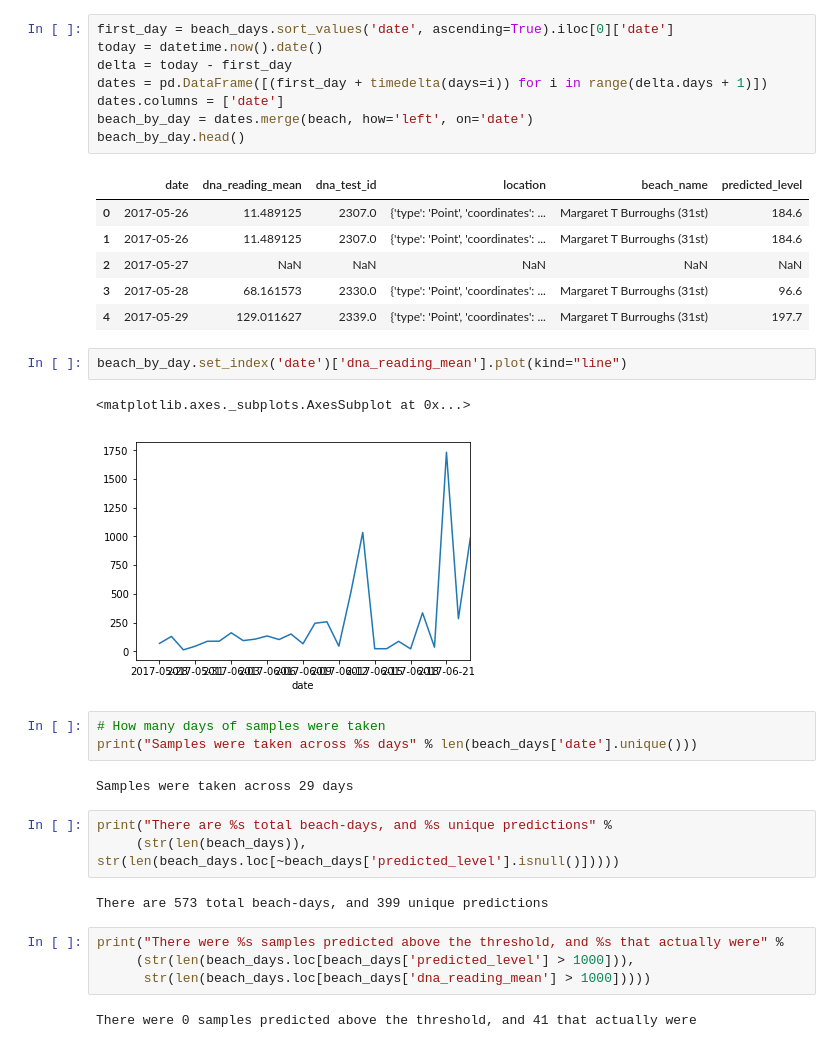
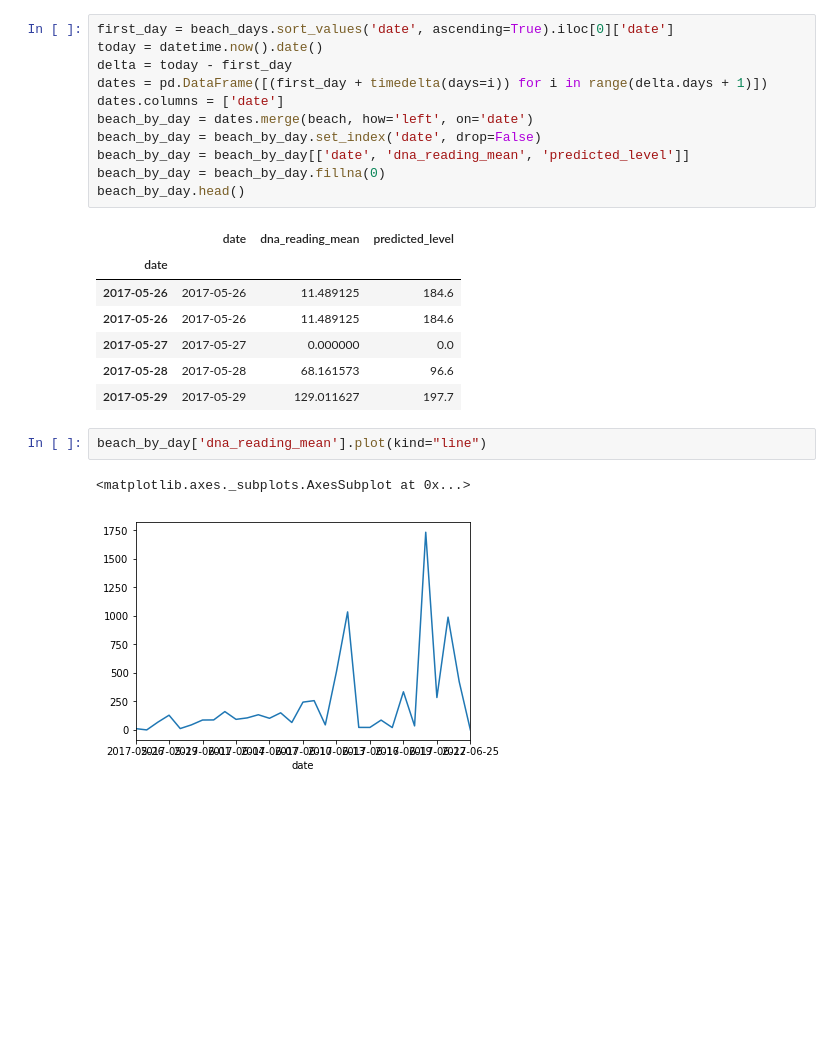
Before and after one commit to sbeslow/chibeachapp, a Jupyter notebook: notebooks/Analyze Single Beaches 2017.ipynb, the cells around one changed output. Cells and saved outputs as stored; diff of their text form; blank space fills up the shorter version.

```diff
--- a/notebooks/Analyze Single Beaches 2017.ipynb
+++ b/notebooks/Analyze Single Beaches 2017.ipynb
@@ -47,32 +51,20 @@ delta = today - first_day
 dates = pd.DataFrame([(first_day + timedelta(days=i)) for i in range(delta.days + 1)])
 dates.columns = ['date']
 beach_by_day = dates.merge(beach, how='left', on='date')
+beach_by_day = beach_by_day.set_index('date', drop=False)
+beach_by_day = beach_by_day[['date', 'dna_reading_mean', 'predicted_level']]
+beach_by_day = beach_by_day.fillna(0)
 beach_by_day.head()
 # %% [output]
-|  | date | dna_reading_mean | dna_test_id | location | beach_name | predicted_level |
-| 0 | 2017-05-26 | 11.489125 | 2307.0 | {'type': 'Point', 'coordinates': ... | Margaret T Burroughs (31st) | 184.6 |
-| 1 | 2017-05-26 | 11.489125 | 2307.0 | {'type': 'Point', 'coordinates': ... | Margaret T Burroughs (31st) | 184.6 |
-| 2 | 2017-05-27 | NaN | NaN | NaN | NaN | NaN |
-| 3 | 2017-05-28 | 68.161573 | 2330.0 | {'type': 'Point', 'coordinates': ... | Margaret T Burroughs (31st) | 96.6 |
-| 4 | 2017-05-29 | 129.011627 | 2339.0 | {'type': 'Point', 'coordinates': ... | Margaret T Burroughs (31st) | 197.7 |
+|  | date | dna_reading_mean | predicted_level |
+| date |  |  |  |
+| 2017-05-26 | 2017-05-26 | 11.489125 | 184.6 |
+| 2017-05-26 | 2017-05-26 | 11.489125 | 184.6 |
+| 2017-05-27 | 2017-05-27 | 0.000000 | 0.0 |
+| 2017-05-28 | 2017-05-28 | 68.161573 | 96.6 |
+| 2017-05-29 | 2017-05-29 | 129.011627 | 197.7 |
 # %%
-beach_by_day.set_index('date')['dna_reading_mean'].plot(kind="line")
+beach_by_day['dna_reading_mean'].plot(kind="line")
 # %% [output]
 <matplotlib.axes._subplots.AxesSubplot at 0x...>
-[figure, old version]
+[figure, new version]
-# %%
-# How many days of samples were taken
-print("Samples were taken across %s days" % len(beach_days['date'].unique()))
-# %% [output]
-Samples were taken across 29 days
-# %%
-print("There are %s total beach-days, and %s unique predictions" %
-     (str(len(beach_days)), str(len(beach_days.loc[~beach_days['predicted_level'].isnull()]))))
-# %% [output]
-There are 573 total beach-days, and 399 unique predictions
-# %%
-print("There were %s samples predicted above the threshold, and %s that actually were" %
-     (str(len(beach_days.loc[beach_days['predicted_level'] > 1000])),
-      str(len(beach_days.loc[beach_days['dna_reading_mean'] > 1000]))))
-# %% [output]
-There were 0 samples predicted above the threshold, and 41 that actually were
```
Also changed, not shown: parts of 10 cells of this notebook, 1 other file.
